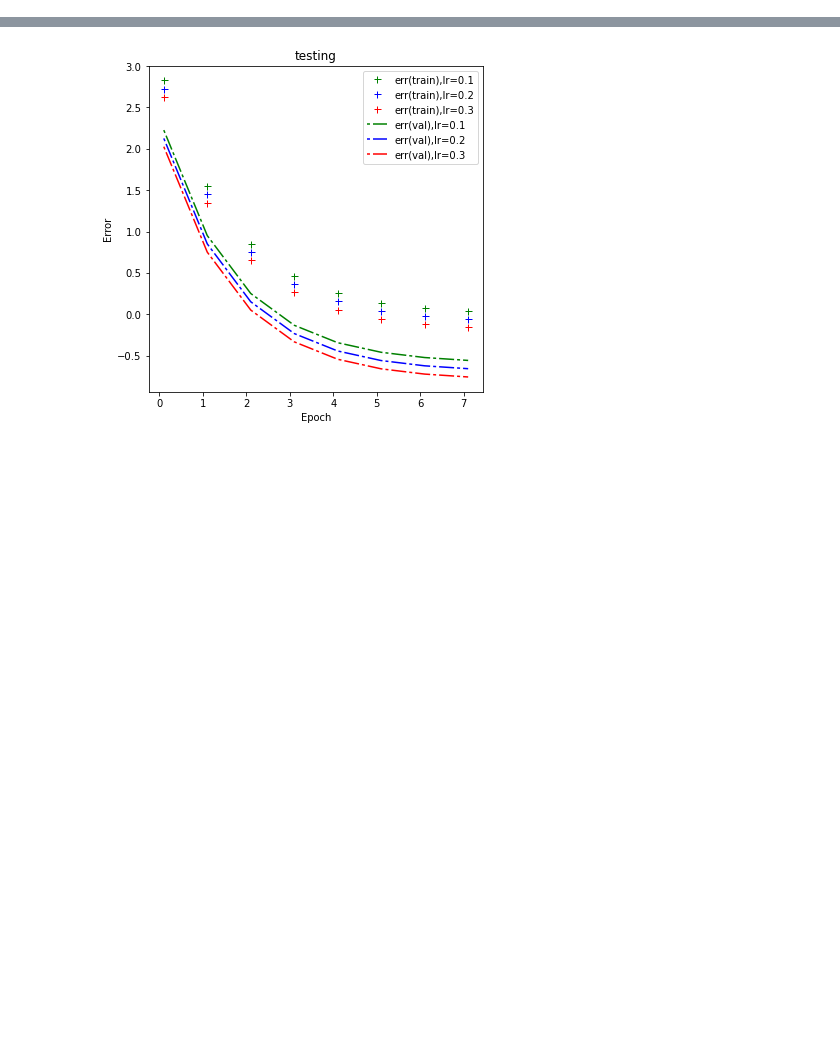
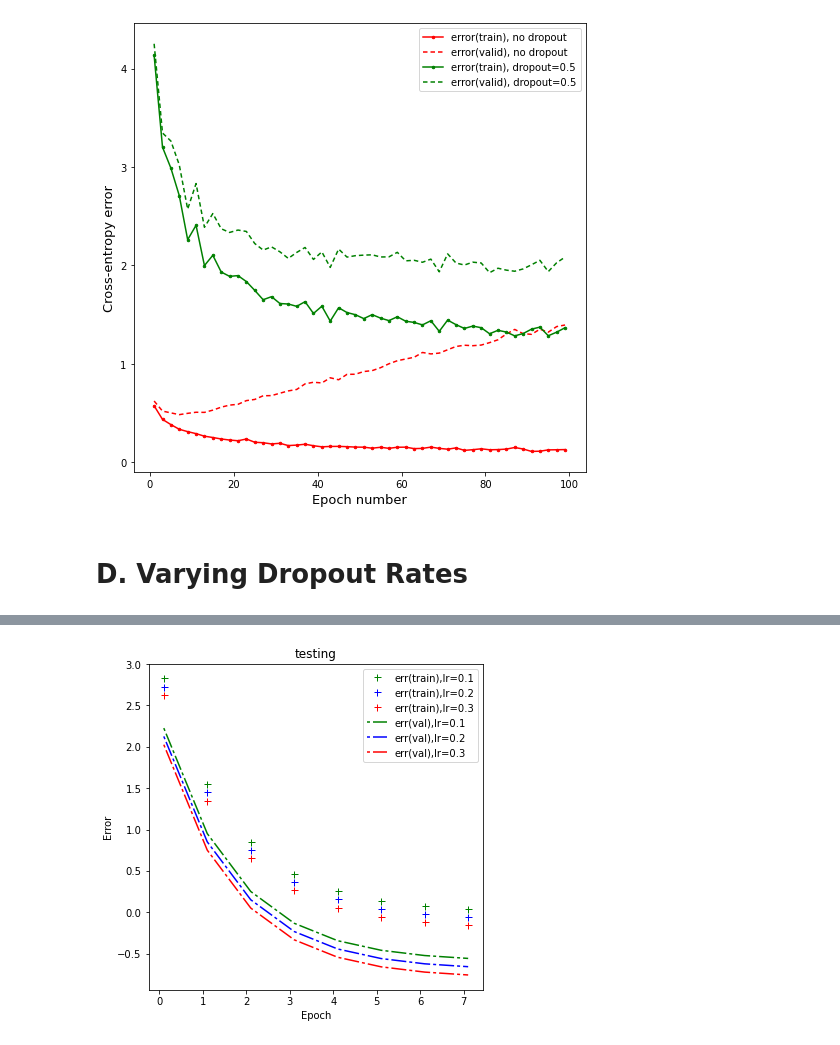
Before and after one commit to falloncandra/mlpractical, a Jupyter notebook: notebooks/Plot Generator.ipynb, the cells around one changed output, grey strips where cells are left out. Cells and saved outputs as stored; diff of their text form; code cells hidden in the pictures; blank space fills up the shorter version.

```diff
--- a/notebooks/Plot Generator.ipynb
+++ b/notebooks/Plot Generator.ipynb
@@ -25,0 +99,6 @@ interval = 10
+# %%
+plot_combined(eval_list, interval=2)
+# %% [output]
+[figure, added]
+# %% [markdown]
+# D. Varying Dropout Rates
```
Also changed, not shown: parts of 24 cells of this notebook.
